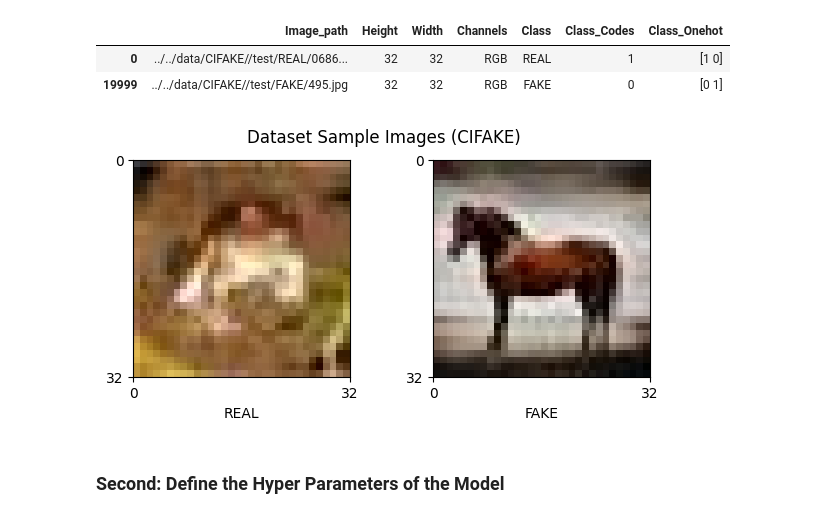
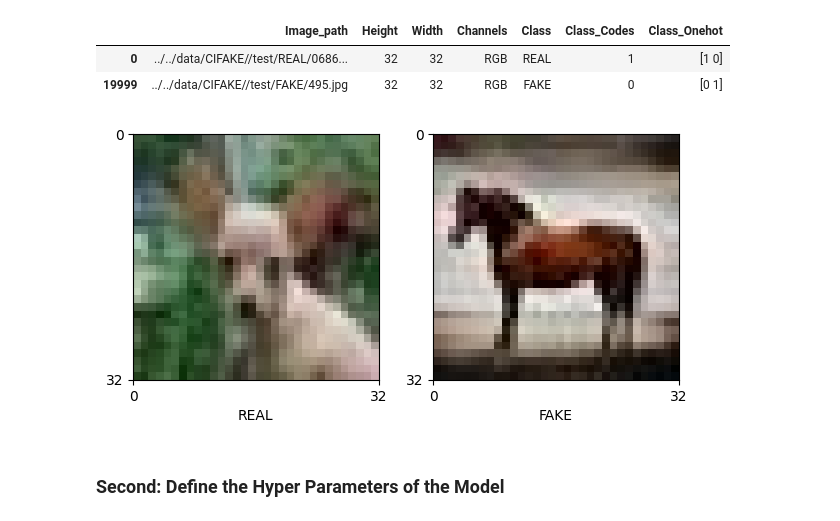
Before and after one commit to osmahus/WPT-ViT, a Jupyter notebook: research_code/src/WPT-ViT_Test.ipynb, the cells around one changed output. Drawn from its saved outputs; the diff is of its cells as text; code cells hidden in the pictures.

```diff
--- a/research_code/src/VITWPT_db2_L3_P1_H18_E1_S0_B500_D32_CIFAKE.ipynb
+++ b/research_code/src/WPT-ViT_Test.ipynb
@@ -116,32 +122,32 @@ df_test.iloc[[0, -1]]
 | 0 | ../../data/CIFAKE//test/REAL/0686... | 32 | 32 | RGB | REAL | 1 | [1 0] |
 | 19999 | ../../data/CIFAKE//test/FAKE/495.jpg | 32 | 32 | RGB | FAKE | 0 | [0 1] |
 # %%
-r_img_idx, f_img_idx = 6, -3
+r_img_idx, f_img_idx = 665, -3
 step = 32
 
 
 fig, axs = plt.subplots(1, 2, layout="constrained", figsize=(6, 3))
-fig.suptitle(f'Dataset Sample Images ({dataset_name})')
+# fig.suptitle(f'Dataset Sample Images ({dataset_name})')
 
 r_img = read_image(df_all.iloc[r_img_idx, 0])
 f_img = read_image(df_all.iloc[f_img_idx, 0])
 
 n = r_img.shape[1]
 extent = [0, n, n, 0]
 
 axs[0].imshow(r_img.permute(1, 2, 0), extent=extent)
 axs[0].set(xlabel=df_all.iloc[r_img_idx, 4])
 axs[0].set(xticks=np.arange(0, r_img.shape[2]+1, step=step),
            yticks=np.arange(0, r_img.shape[1]+1, step=step))
 
 axs[1].imshow(f_img.permute(1, 2, 0), extent=extent)
 axs[1].set(xlabel=df_all.iloc[f_img_idx, 4])
 axs[1].set(xticks=np.arange(0, f_img.shape[2]+1, step=step),
            yticks=np.arange(0, f_img.shape[1]+1, step=step))
 
 plt.show()
 # %% [output]
-[figure, old version]
+[figure, new version]
 # %% [markdown]
 ### Second: Define the Hyper Parameters of the Model
 # %%
```
Also changed, not shown: parts of 8 cells of this notebook, 53 other files.
